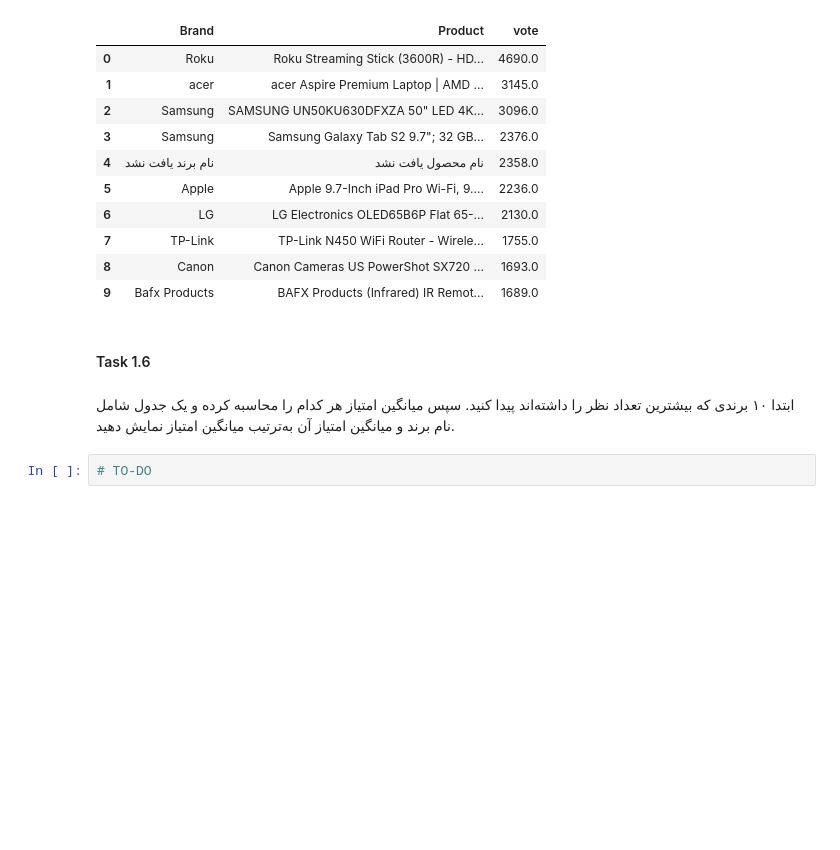
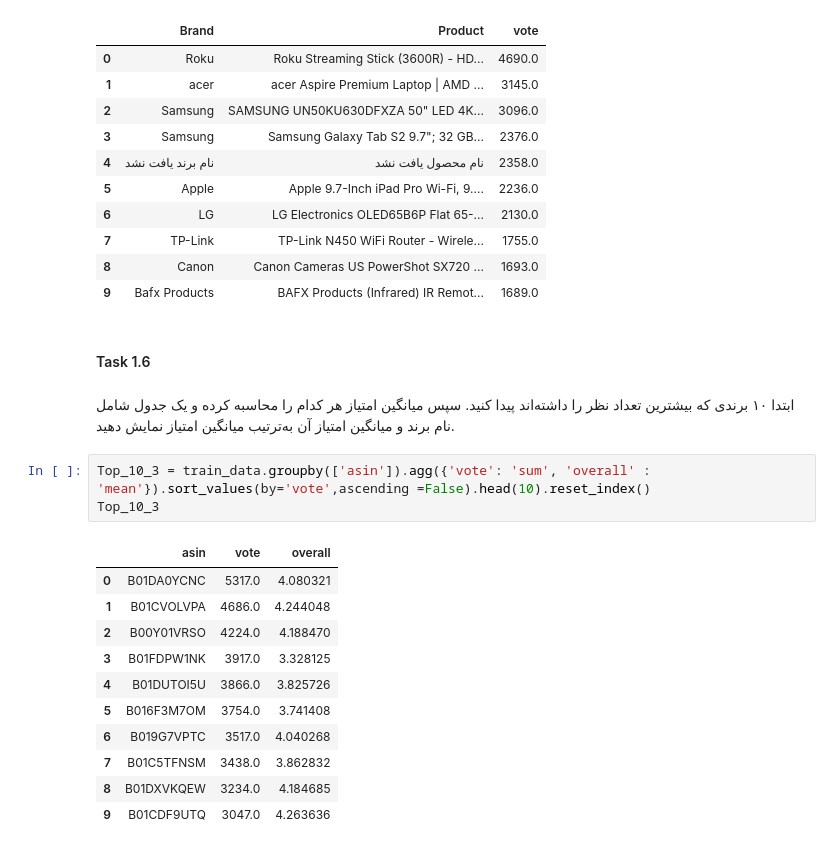
Before and after one commit to Maboudi-Ali/Sentiment_Analysis, a Jupyter notebook: notebooks/Part_1.ipynb, the cells around one changed output. Cells and saved outputs as stored; diff of their text form; blank space fills up the shorter version.

```diff
--- a/notebooks/Part_1.ipynb
+++ b/notebooks/Part_1.ipynb
@@ -288,4 +288,17 @@ TOP10
 ابتدا ۱۰ برندی که بیشترین تعداد نظر را داشته‌اند پیدا کنید. سپس میانگین امتیاز هر کدام را محاسبه کرده و یک جدول شامل نام برند و میانگین امتیاز آن به‌ترتیب میانگین امتیاز نمایش دهید.
 </div>
 # %%
-# TO-DO
+Top_10_3 = train_data.groupby(['asin']).agg({'vote': 'sum', 'overall' : 'mean'}).sort_values(by='vote',ascending =False).head(10).reset_index()
+Top_10_3
+# %% [output]
+|  | asin | vote | overall |
+| 0 | B01DA0YCNC | 5317.0 | 4.080321 |
+| 1 | B01CVOLVPA | 4686.0 | 4.244048 |
+| 2 | B00Y01VRSO | 4224.0 | 4.188470 |
+| 3 | B01FDPW1NK | 3917.0 | 3.328125 |
+| 4 | B01DUTOI5U | 3866.0 | 3.825726 |
+| 5 | B016F3M7OM | 3754.0 | 3.741408 |
+| 6 | B019G7VPTC | 3517.0 | 4.040268 |
+| 7 | B01C5TFNSM | 3438.0 | 3.862832 |
+| 8 | B01DXVKQEW | 3234.0 | 4.184685 |
+| 9 | B01CDF9UTQ | 3047.0 | 4.263636 |
```
Also changed, not shown: parts of 2 cells of this notebook.
